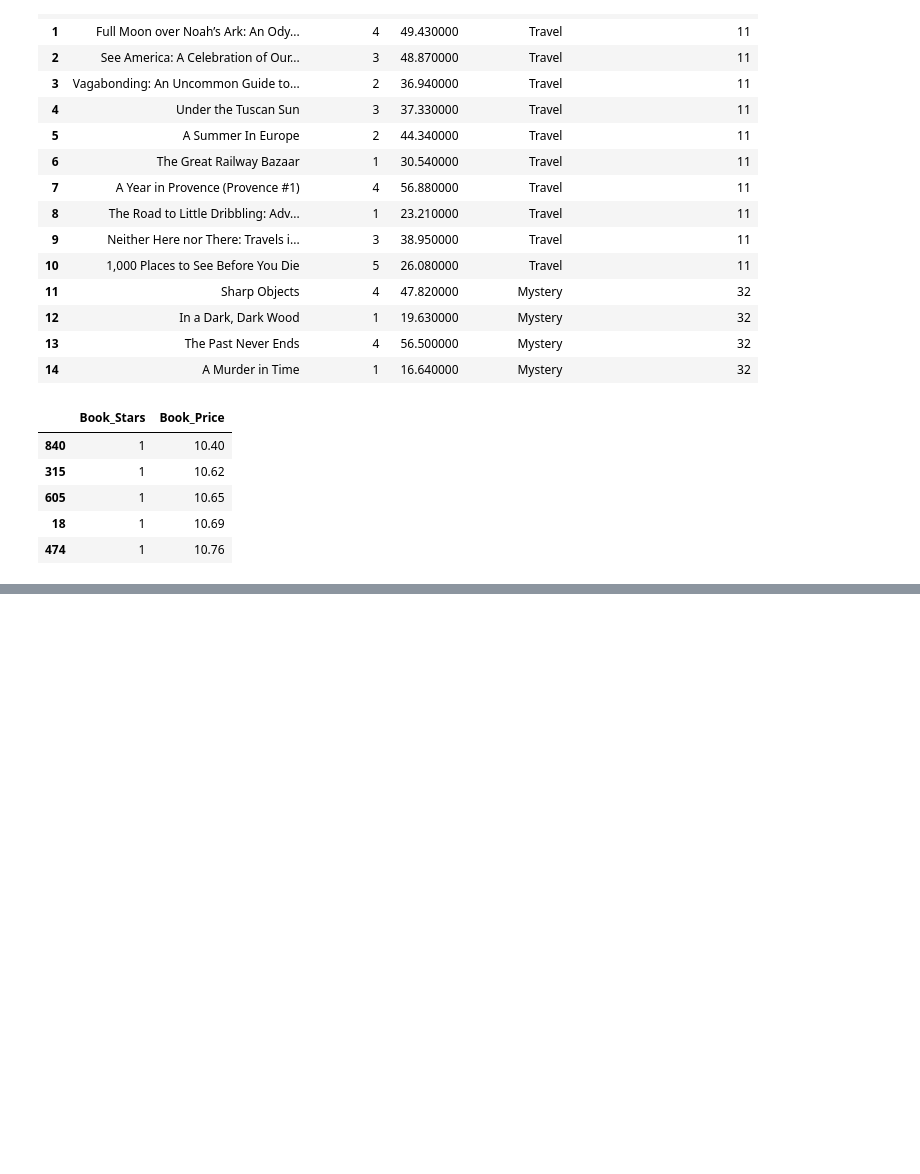
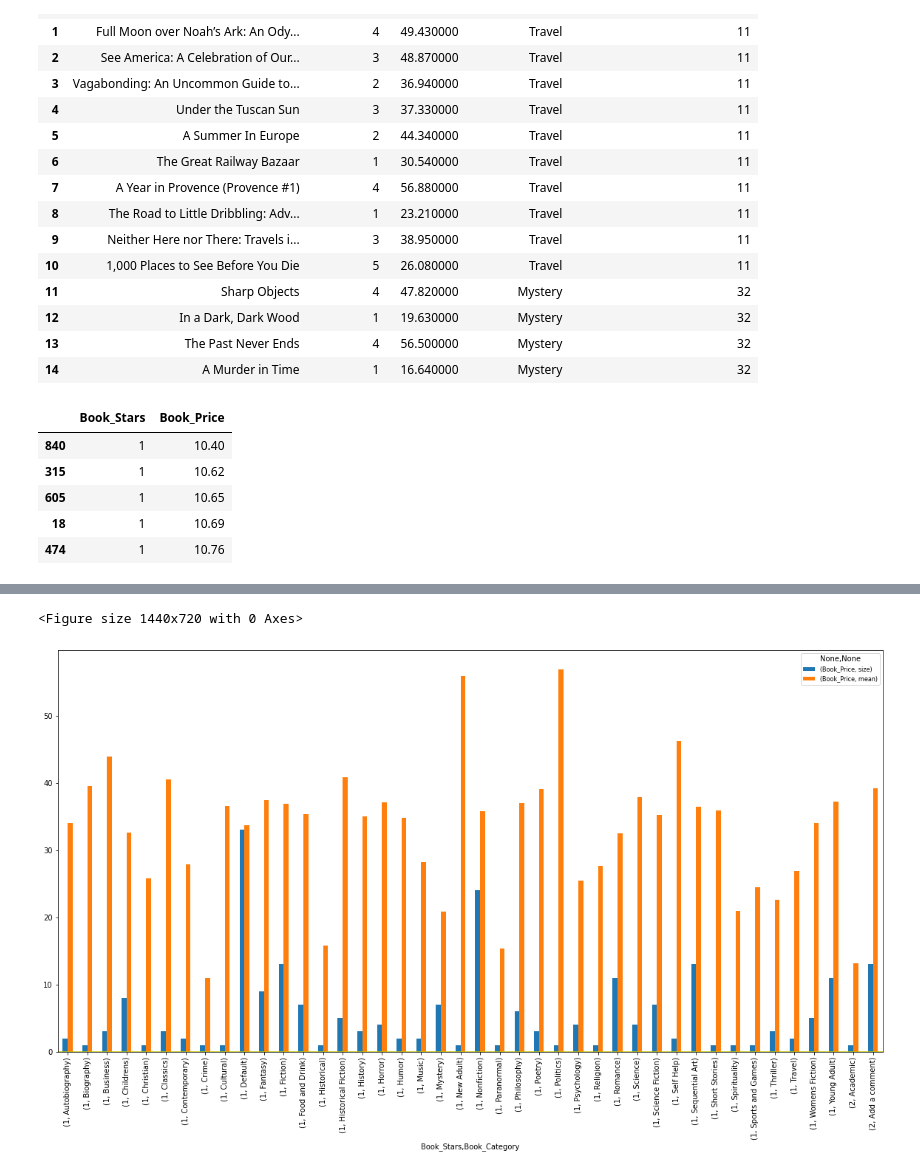
Before and after one commit to moniqklimek/training, a Jupyter notebook: Project_03_Books/src/books.ipynb, the cells around one changed output, grey strips where cells are left out. Saved outputs shown, nothing was run; the diff lists cells and outputs as text; code cells hidden in the pictures; blank space fills up the shorter version.

```diff
--- a/Project_03_Books/src/books.ipynb
+++ b/Project_03_Books/src/books.ipynb
@@ -709,0 +801,4 @@ sorted_by_stars.head(5) # first 5
+# %%
+import numpy as np
+a=df.groupby(["Book_Stars", "Book_Category"]).agg({"Book_Price": [np.size, np.mean]})
+a.head(45) # only 45 first result
@@ -709,0 +827,9 @@ sorted_by_stars.head(5) # first 5
+# %%
+plt.figure();
+
+a.iloc[1:43].plot.bar();
+
+plt.axhline(0, color="y");
+# %% [output]
+<Figure size 1440x720 with 0 Axes>
+[figure, added]
```
Also changed, not shown: parts of 20 cells of this notebook.
